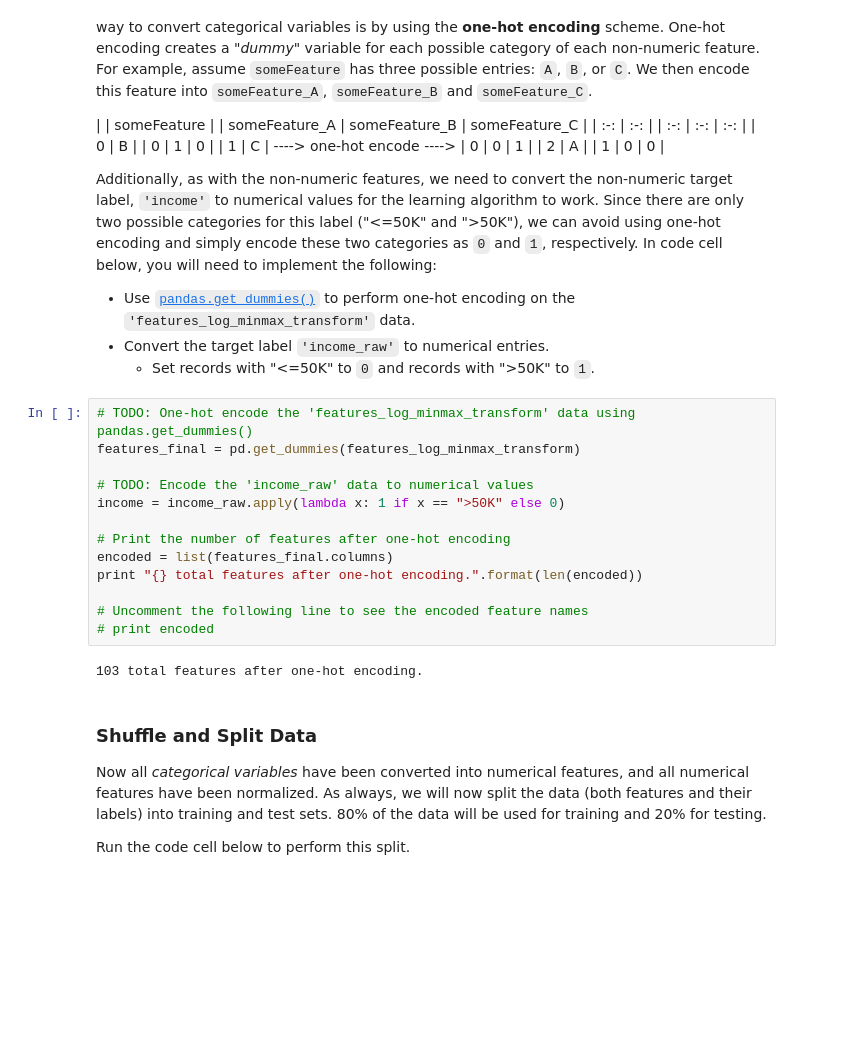
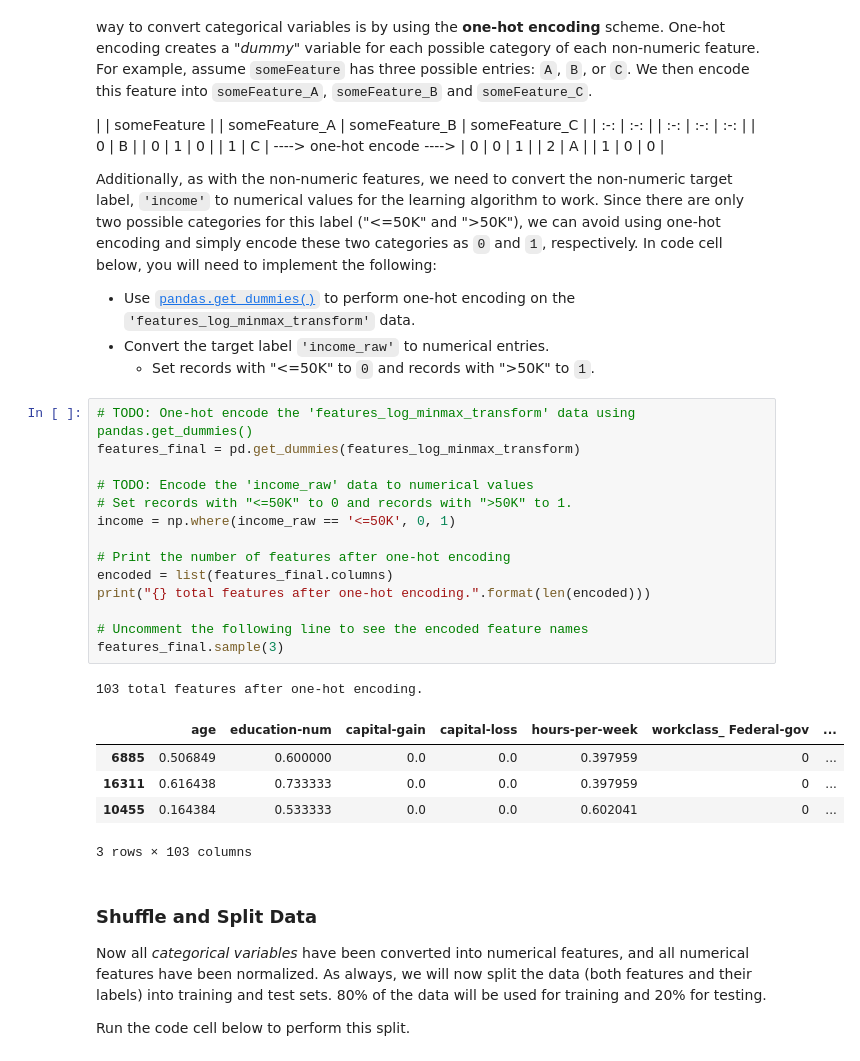
Before and after one commit to swapkh91/Finding-Donors-for-CharityML, a Jupyter notebook: finding_donors.ipynb, the cells around one changed output. Saved outputs shown, nothing was run; the diff lists cells and outputs as text; blank space fills up the shorter version.

```diff
--- a/finding_donors.ipynb
+++ b/finding_donors.ipynb
@@ -162,18 +171,24 @@ Additionally, as with the non-numeric features, we need to convert the non-numer
 # %%
 # TODO: One-hot encode the 'features_log_minmax_transform' data using pandas.get_dummies()
 features_final = pd.get_dummies(features_log_minmax_transform)
 
 # TODO: Encode the 'income_raw' data to numerical values
-income = income_raw.apply(lambda x: 1 if x == ">50K" else 0)
+# Set records with "<=50K" to 0 and records with ">50K" to 1.
+income = np.where(income_raw == '<=50K', 0, 1)
 
 # Print the number of features after one-hot encoding
 encoded = list(features_final.columns)
-print "{} total features after one-hot encoding.".format(len(encoded))
+print("{} total features after one-hot encoding.".format(len(encoded)))
 
 # Uncomment the following line to see the encoded feature names
-# print encoded
+features_final.sample(3)
 # %% [output]
 103 total features after one-hot encoding.
+|  | age | education-num | capital-gain | capital-loss | hours-per-week | workclass_ Federal-gov | ... |
+| 6885 | 0.506849 | 0.600000 | 0.0 | 0.0 | 0.397959 | 0 | ... |
+| 16311 | 0.616438 | 0.733333 | 0.0 | 0.0 | 0.397959 | 0 | ... |
+| 10455 | 0.164384 | 0.533333 | 0.0 | 0.0 | 0.602041 | 0 | ... |
+3 rows × 103 columns
 # %% [markdown]
 ### Shuffle and Split Data
 Now all _categorical variables_ have been converted into numerical features, and all numerical features have been normalized. As always, we will now split the data (both features and their labels) into training and test sets. 80% of the data will be used for training and 20% for testing.
```
Also changed, not shown: parts of 40 cells of this notebook.
